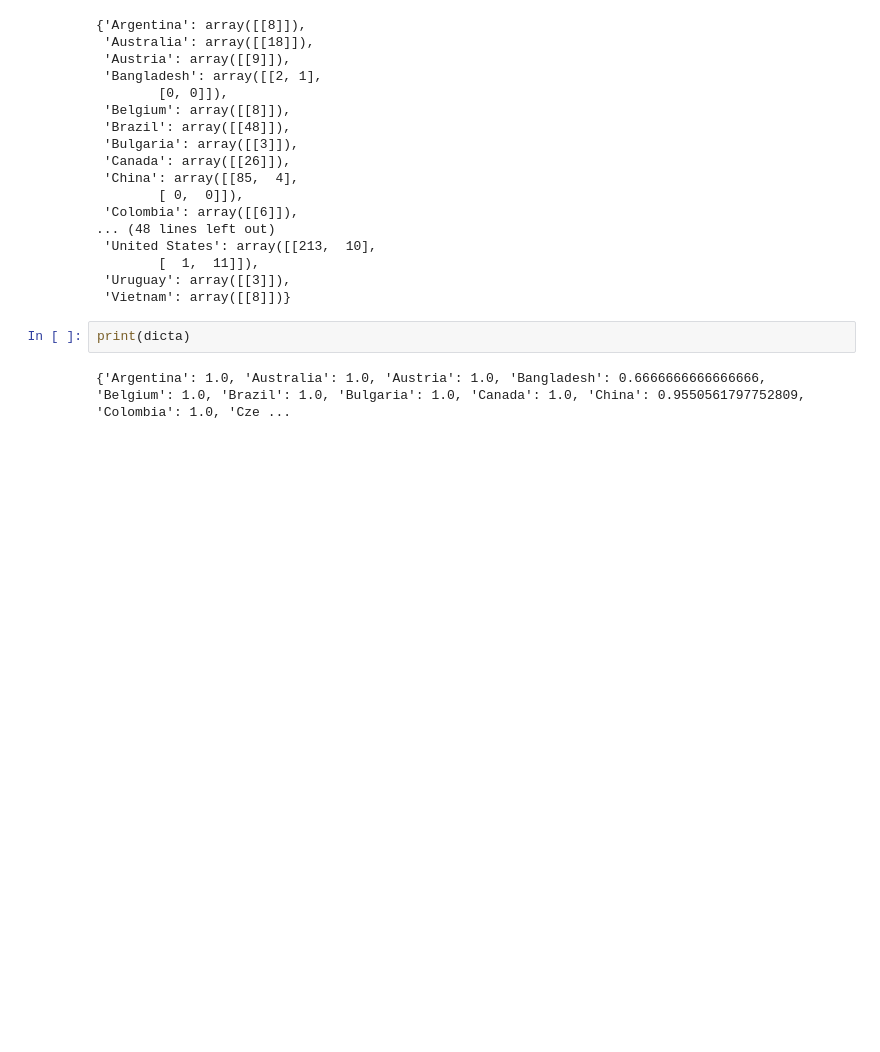
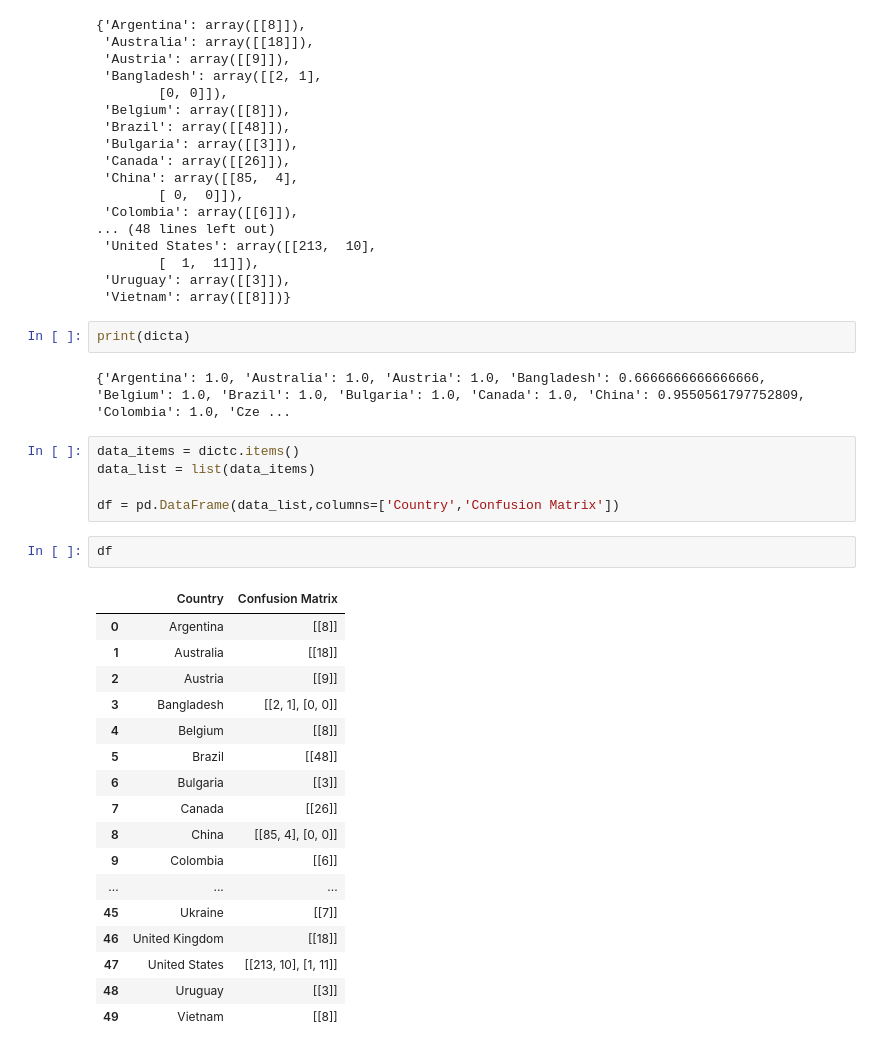
Before and after one commit to mukeshmuvva/intrusion-detection, a Jupyter notebook: Model_NN.ipynb, the cells around one changed output. Saved outputs shown, nothing was run; the diff lists cells and outputs as text; blank space fills up the shorter version.

```diff
--- a/Model_NN.ipynb
+++ b/Model_NN.ipynb
@@ -607,3 +607,28 @@ dictc
 print(dicta)
 # %% [output]
 {'Argentina': 1.0, 'Australia': 1.0, 'Austria': 1.0, 'Bangladesh': 0.6666666666666666, 'Belgium': 1.0, 'Brazil': 1.0, 'Bulgaria': 1.0, 'Canada': 1.0, 'China': 0.9550561797752809, 'Colombia': 1.0, 'Cze ...
+# %%
+data_items = dictc.items()
+data_list = list(data_items)
+
+df = pd.DataFrame(data_list,columns=['Country','Confusion Matrix'])
+# %%
+df
+# %% [output]
+|  | Country | Confusion Matrix |
+| 0 | Argentina | [[8]] |
+| 1 | Australia | [[18]] |
+| 2 | Austria | [[9]] |
+| 3 | Bangladesh | [[2, 1], [0, 0]] |
+| 4 | Belgium | [[8]] |
+| 5 | Brazil | [[48]] |
+| 6 | Bulgaria | [[3]] |
+| 7 | Canada | [[26]] |
+| 8 | China | [[85, 4], [0, 0]] |
+| 9 | Colombia | [[6]] |
+| ... | ... | ... |
+| 45 | Ukraine | [[7]] |
+| 46 | United Kingdom | [[18]] |
+| 47 | United States | [[213, 10], [1, 11]] |
+| 48 | Uruguay | [[3]] |
+| 49 | Vietnam | [[8]] |
```
